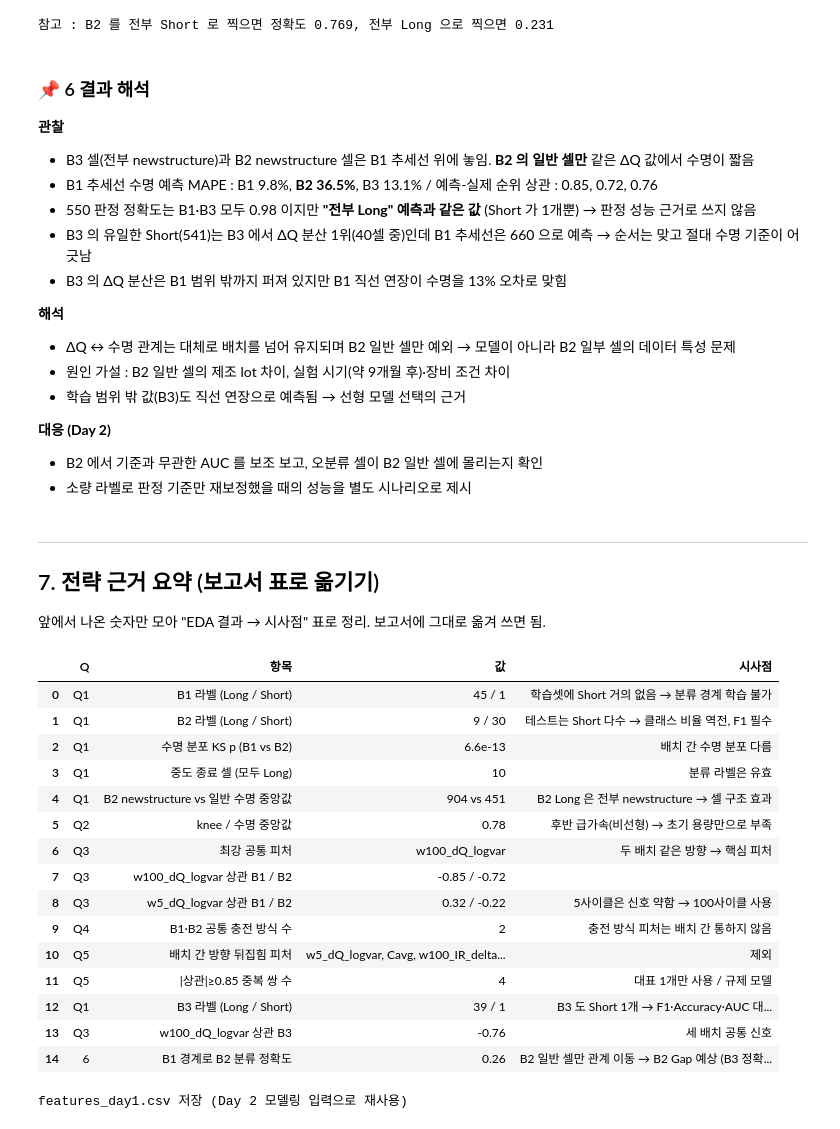
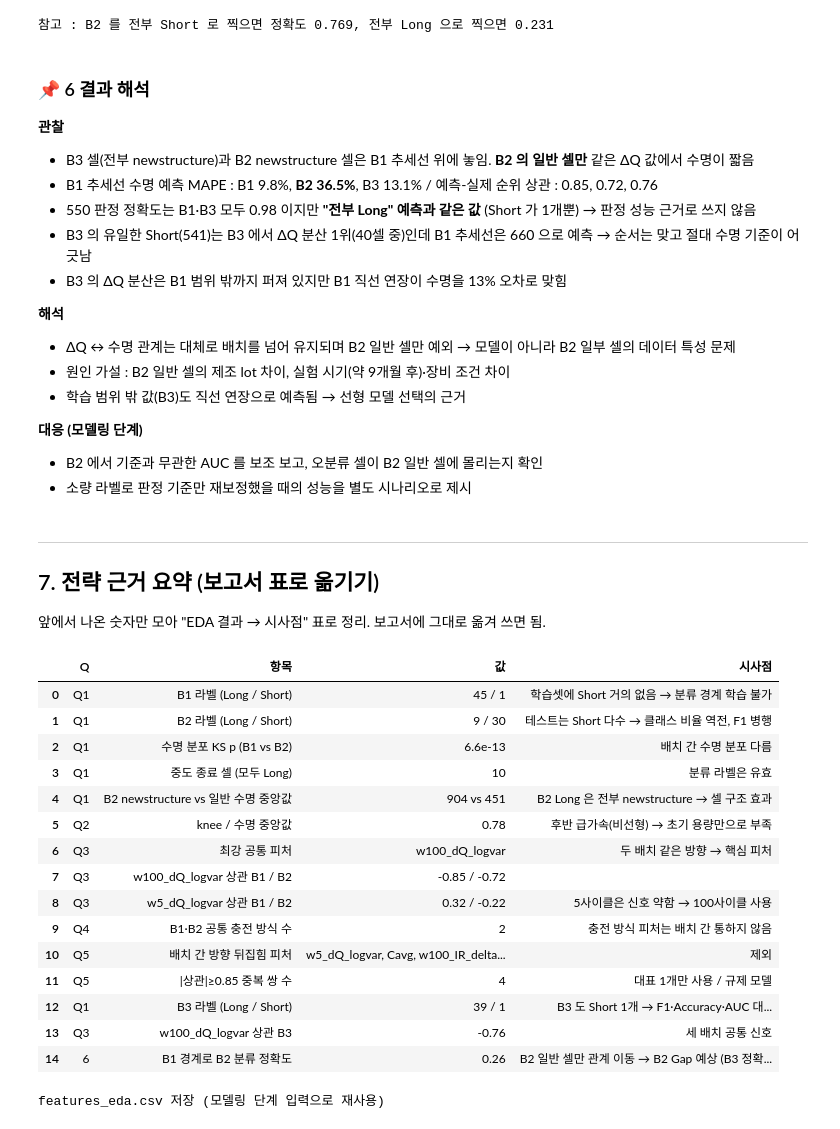
Before and after one commit to ganglike248/ess-battery-project, a Jupyter notebook: notebooks/01_EDA.ipynb, the cells around one changed output. Drawn from its saved outputs; the diff is of its cells as text; code cells hidden in the pictures.

```diff
--- a/notebooks/01_EDA.ipynb
+++ b/notebooks/01_EDA.ipynb
@@ -1021,7 +1018,7 @@ B3 유일한 Short : B3c28 수명 541, ΔQ 분산 순위 1 / 40, B1 추세선
 - 원인 가설 : B2 일반 셀의 제조 lot 차이, 실험 시기(약 9개월 후)·장비 조건 차이
 - 학습 범위 밖 값(B3)도 직선 연장으로 예측됨 → 선형 모델 선택의 근거
 
-**대응 (Day 2)**
+**대응 (모델링 단계)**
 - B2 에서 기준과 무관한 AUC 를 보조 보고, 오분류 셀이 B2 일반 셀에 몰리는지 확인
 - 소량 라벨로 판정 기준만 재보정했을 때의 성능을 별도 시나리오로 제시
 # %% [markdown]
@@ -1032,35 +1029,35 @@ B3 유일한 Short : B3c28 수명 541, ΔQ 분산 순위 1 / 40, B1 추세선
 # %%
 best = q5.index[0]
 flipped = q5.index[~q5['sign_agree']].tolist()
 evidence = pd.DataFrame([
     ['Q1', 'B1 라벨 (Long / Short)', f"{b1.label.sum()} / {(1 - b1.label).sum()}",
      '학습셋에 Short 거의 없음 → 분류 경계 학습 불가'],
     ['Q1', 'B2 라벨 (Long / Short)', f"{b2.label.sum()} / {(1 - b2.label).sum()}",
-     '테스트는 Short 다수 → 클래스 비율 역전, F1 필수'],
+     '테스트는 Short 다수 → 클래스 비율 역전, F1 병행'],
     ['Q1', '수명 분포 KS p (B1 vs B2)', f'{ks.pvalue:.1e}', '배치 간 수명 분포 다름'],
     ['Q1', '중도 종료 셀 (모두 Long)', f'{int(feat.censored.sum())}', '분류 라벨은 유효'],
     ['Q1', 'B2 newstructure vs 일반 수명 중앙값', f"{b2[b2.newstruct].cycle_life.median():.0f} vs {b2[~b2.newstruct].cycle_life.median():.0f}",
      'B2 Long 은 전부 newstructure → 셀 구조 효과'],
     ['Q2', 'knee / 수명 중앙값', f"{feat.knee_ratio.median():.2f}", '후반 급가속(비선형) → 초기 용량만으로 부족'],
     ['Q3', '최강 공통 피처', best, '두 배치 같은 방향 → 핵심 피처'],
     ['Q3', f'{best} 상관 B1 / B2', f"{q5.loc[best, 'rho_B1']:.2f} / {q5.loc[best, 'rho_B2']:.2f}", ''],
     ['Q3', 'w5_dQ_logvar 상관 B1 / B2',
      f"{q5.loc['w5_dQ_logvar', 'rho_B1']:.2f} / {q5.loc['w5_dQ_logvar', 'rho_B2']:.2f}", '5사이클은 신호 약함 → 100사이클 사용'],
     ['Q4', 'B1·B2 공통 충전 방식 수', f'{len(shared)}', '충전 방식 피처는 배치 간 통하지 않음'],
     ['Q5', '배치 간 방향 뒤집힘 피처', ', '.join(flipped[:6]) + (' ...' if len(flipped) > 6 else ''), '제외'],
     ['Q5', '|상관|≥0.85 중복 쌍 수', f'{len(pairs)}', '대표 1개만 사용 / 규제 모델'],
     ['Q1', 'B3 라벨 (Long / Short)', f"{b3.label.sum()} / {(1 - b3.label).sum()}", 'B3 도 Short 1개 → F1·Accuracy·AUC 대신 MAPE·순위 상관 중심 해석'],
     ['Q3', f'{best} 상관 B3', f"{q5.loc[best, 'rho_B3']:.2f}", '세 배치 공통 신호'],
     ['6', 'B1 경계로 B2 분류 정확도', f"{chk.iloc[0]['B2 정확도']:.2f}", 'B2 일반 셀만 관계 이동 → B2 Gap 예상 (B3 정확도는 전부 Long 과 같아 근거 아님)'],
 ], columns=['Q', '항목', '값', '시사점'])
 display(evidence)
 os.makedirs('../data/processed', exist_ok=True)
-feat.to_csv('../data/processed/features_day1.csv', index=False)
-print('features_day1.csv 저장 (Day 2 모델링 입력으로 재사용)')
+feat.to_csv('../data/processed/features_eda.csv', index=False)
+print('features_eda.csv 저장 (모델링 단계 입력으로 재사용)')
 # %% [output]
 |  | Q | 항목 | 값 | 시사점 |
 | 0 | Q1 | B1 라벨 (Long / Short) | 45 / 1 | 학습셋에 Short 거의 없음 → 분류 경계 학습 불가 |
-| 1 | Q1 | B2 라벨 (Long / Short) | 9 / 30 | 테스트는 Short 다수 → 클래스 비율 역전, F1 필수 |
+| 1 | Q1 | B2 라벨 (Long / Short) | 9 / 30 | 테스트는 Short 다수 → 클래스 비율 역전, F1 병행 |
 | 2 | Q1 | 수명 분포 KS p (B1 vs B2) | 6.6e-13 | 배치 간 수명 분포 다름 |
 | 3 | Q1 | 중도 종료 셀 (모두 Long) | 10 | 분류 라벨은 유효 |
 | 4 | Q1 | B2 newstructure vs 일반 수명 중앙값 | 904 vs 451 | B2 Long 은 전부 newstructure → 셀 구조 효과 |
@@ -1074,7 +1071,7 @@ print('features_day1.csv 저장 (Day 2 모델링 입력으로 재사용)')
 | 12 | Q1 | B3 라벨 (Long / Short) | 39 / 1 | B3 도 Short 1개 → F1·Accuracy·AUC 대... |
 | 13 | Q3 | w100_dQ_logvar 상관 B3 | -0.76 | 세 배치 공통 신호 |
 | 14 | 6 | B1 경계로 B2 분류 정확도 | 0.26 | B2 일반 셀만 관계 이동 → B2 Gap 예상 (B3 정확... |
-features_day1.csv 저장 (Day 2 모델링 입력으로 재사용)
+features_eda.csv 저장 (모델링 단계 입력으로 재사용)
 # %% [markdown]
 ---
 ## 8. 모델 설계 전략 (EDA 근거 기반)
```
Also changed, not shown: parts of 15 cells of this notebook, 12 other files.
